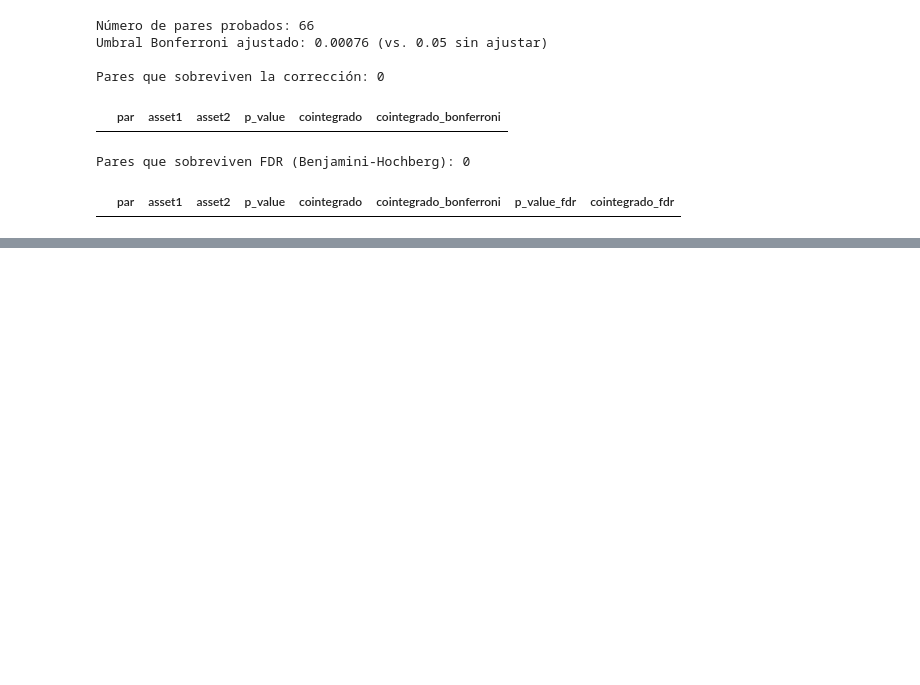
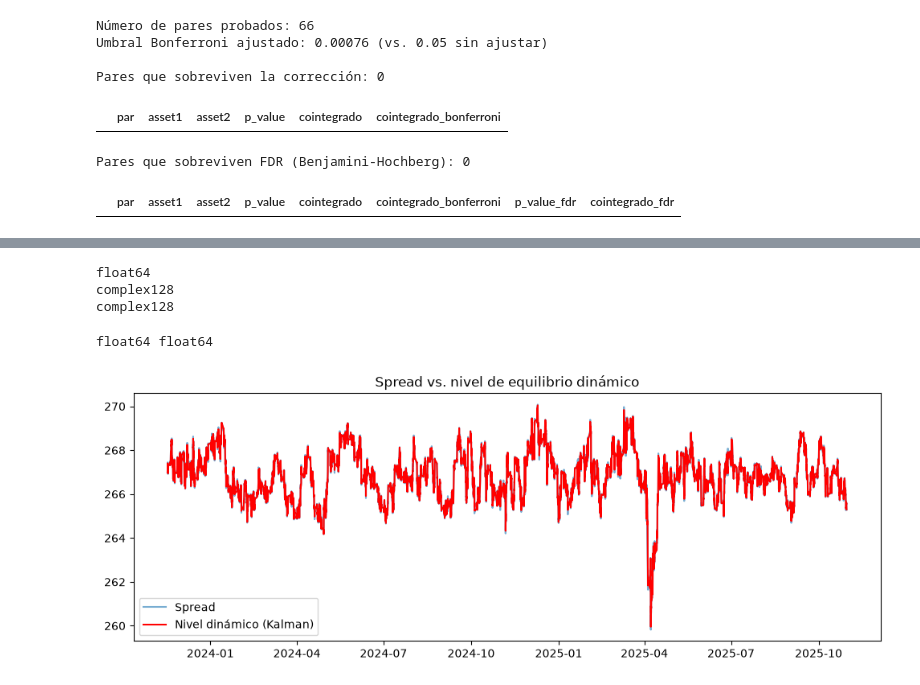
Before and after one commit to SamuOropeza/Investigacion_PCNM, a Jupyter notebook: main.ipynb, the cells around one changed output, grey strips where cells are left out. Saved outputs shown, nothing was run; the diff lists cells and outputs as text; code cells hidden in the pictures; blank space fills up the shorter version.

```diff
--- a/main.ipynb
+++ b/main.ipynb
@@ -206,0 +324,41 @@ Pares que sobreviven FDR (Benjamini-Hochberg): 0
+# %%
+print(coint_vector.dtype)
+print(spread_train.dtype)
+print(spread_test.dtype)
+# %% [output]
+float64
+complex128
+complex128
+# %%
+coint_vector = np.real(johansen_full.evec[:, 0]).astype(np.float64)
+
+spread_train = (train @ coint_vector).astype(np.float64)
+spread_test = (test @ coint_vector).astype(np.float64)
+
+print(spread_train.dtype, spread_test.dtype)  # deben decir float64
+# %% [output]
+float64 float64
+# %%
+kf = KalmanFilter(
+    transition_matrices=[1],
+    observation_matrices=[1],
+    initial_state_mean=spread_train.iloc[0],
+    initial_state_covariance=1,
+    observation_covariance=1,
+    transition_covariance=0.01,
+)
+
+# Ajuste de los parámetros de ruido vía Expectation-Maximization sobre el tramo de entrenamiento
+kf = kf.em(spread_train.values, n_iter=10)
+
+state_means_train, state_covariances_train = kf.filter(spread_train.values)
+mu_t_train = pd.Series(state_means_train.flatten(), index=spread_train.index)
+
+plt.figure(figsize=(12, 4))
+plt.plot(spread_train.index, spread_train.values, label='Spread', alpha=0.6)
+plt.plot(mu_t_train.index, mu_t_train.values, label='Nivel dinámico (Kalman)', color='red')
+plt.legend()
+plt.title("Spread vs. nivel de equilibrio dinámico")
+plt.show()
+# %% [output]
+[figure, added]
```
Also changed, not shown: parts of 13 cells of this notebook.
